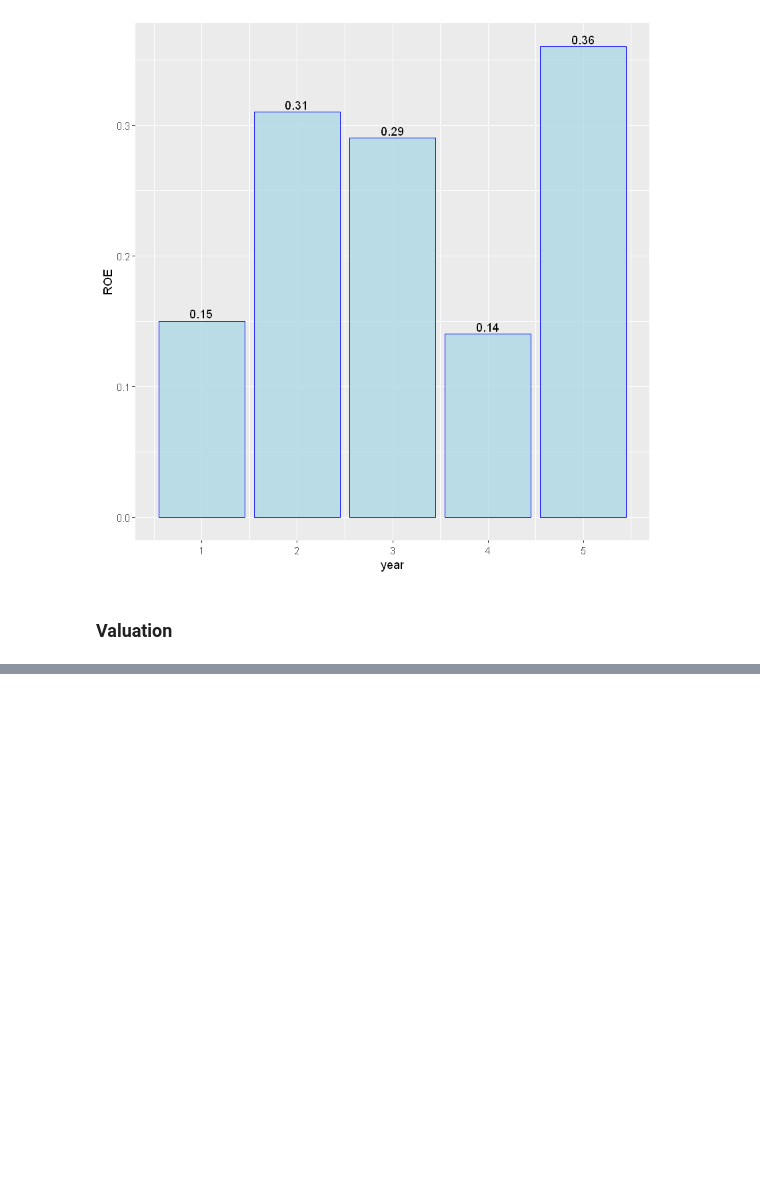
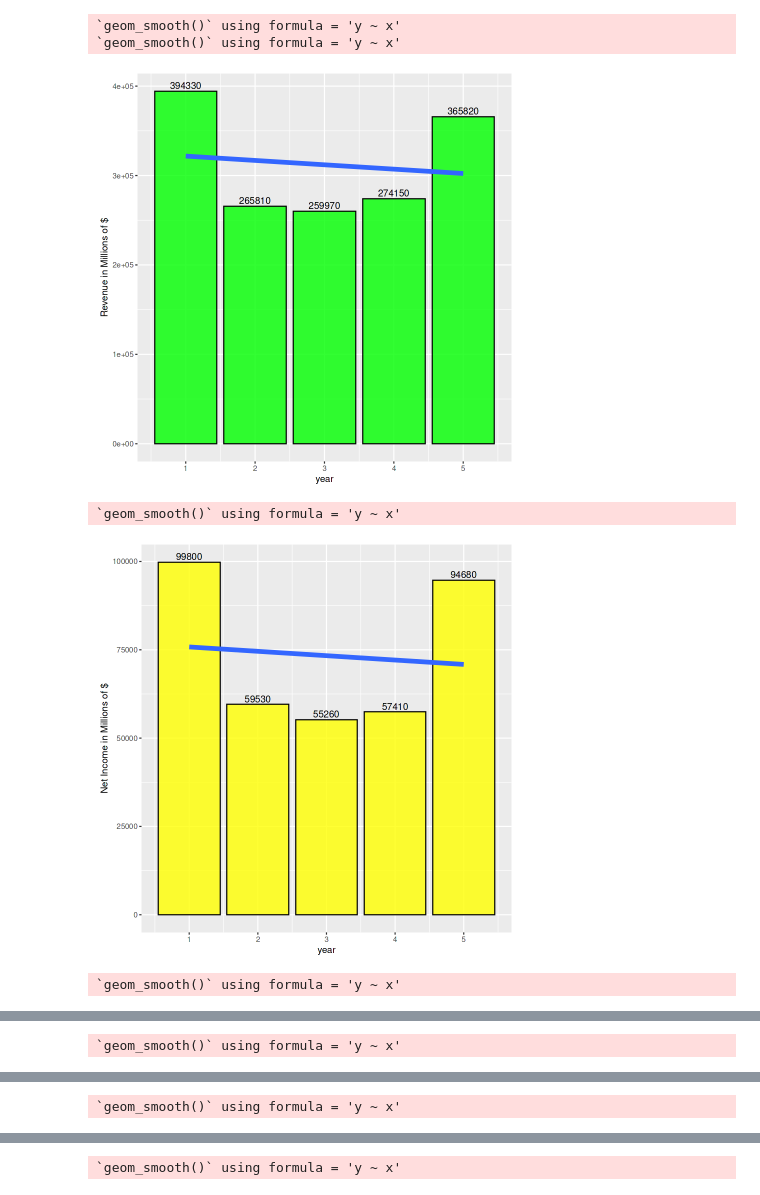
Before and after one commit to mkarlthayer/stockscraper, a Jupyter notebook: StockAnalyzer.ipynb, the cells around one changed output, grey strips where cells are left out. Saved outputs shown, nothing was run; the diff lists cells and outputs as text; code cells hidden in the pictures; blank space fills up the shorter version.

```diff
--- a/StockAnalyzer.ipynb
+++ b/StockAnalyzer.ipynb
@@ -18 +12,27 @@ Warning message:
+# %%
+# Custom Functions
+convert <- function(x) {
+  x <- gsub('[(]',"-",x)
+  x <- gsub('[)]',"",x)
+  if (grepl("B", x)) {
+    x <- gsub('[B]',"",x)
+    x <- as.double(x)
+    x*1000
+  } else if (grepl("M", x)) {
+    x <- gsub('[M]',"",x)
+    x <- as.double(x)
+    x*1
+  } else if (grepl("-", x)) {
+    x <- gsub('-',"0",x)
+    x <- as.double(x)
+  }
+}
+
+graph <- function(data,col,ylabel) {
+    ggplot(df, aes(year,data)) +
+      geom_bar(stat="identity", fill = col, color = "black", alpha = 0.8) +
+      geom_smooth(method=lm, se=FALSE, size=2) +
+      geom_text(aes(label=data), vjust = -0.3) +
+      ylab(ylabel)
+}
 # %%
@@ -157,8 +117,22 @@ ggplot(df, aes(year,ROIC)) +
-# %%
-ggplot(df, aes(year,ROE)) +
-  geom_bar(stat="identity", fill = "lightblue", color = "blue", alpha = 0.8) +
-  geom_text(aes(label=ROE), vjust = -0.3)
-# %% [output]
-[figure, removed]
-# %% [markdown]
-### Valuation ###
+# %%
+# Graph of financial data with trendline
+graph(Revenue, "green","Revenue in Millions of $")
+
+graph(Net_Income, "yellow","Net Income in Millions of $")
+
+graph(Equity,  "#00BDFE", "Equity in Millions of $")
+
+graph(Debt,"red", "Debt")
+
+graph(Operating_Cash, "magenta", "Operating Cash in Millions of $")
+
+graph(ROE,"lightblue", "ROE")
+
+graph(ROIC,"lightblue", "ROIC")
+# %% [output]
+`geom_smooth()` using formula = 'y ~ x'
+`geom_smooth()` using formula = 'y ~ x'
+[figure, added]
+`geom_smooth()` using formula = 'y ~ x'
+[figure, added]
+`geom_smooth()` using formula = 'y ~ x'
@@ -164,0 +140 @@ ggplot(df, aes(year,ROE)) +
+`geom_smooth()` using formula = 'y ~ x'
@@ -164,0 +142 @@ ggplot(df, aes(year,ROE)) +
+`geom_smooth()` using formula = 'y ~ x'
@@ -164,0 +144 @@ ggplot(df, aes(year,ROE)) +
+`geom_smooth()` using formula = 'y ~ x'
```
Also changed, not shown: parts of 16 cells of this notebook.
